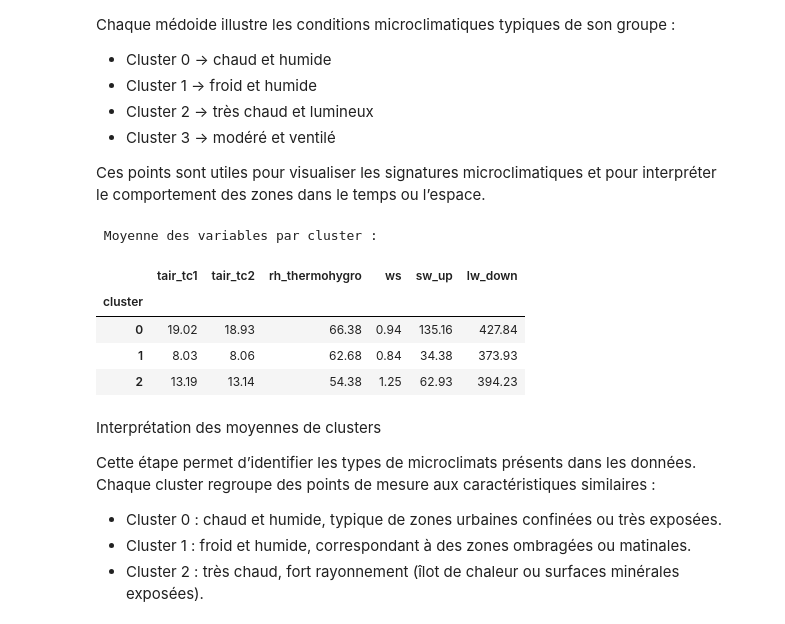
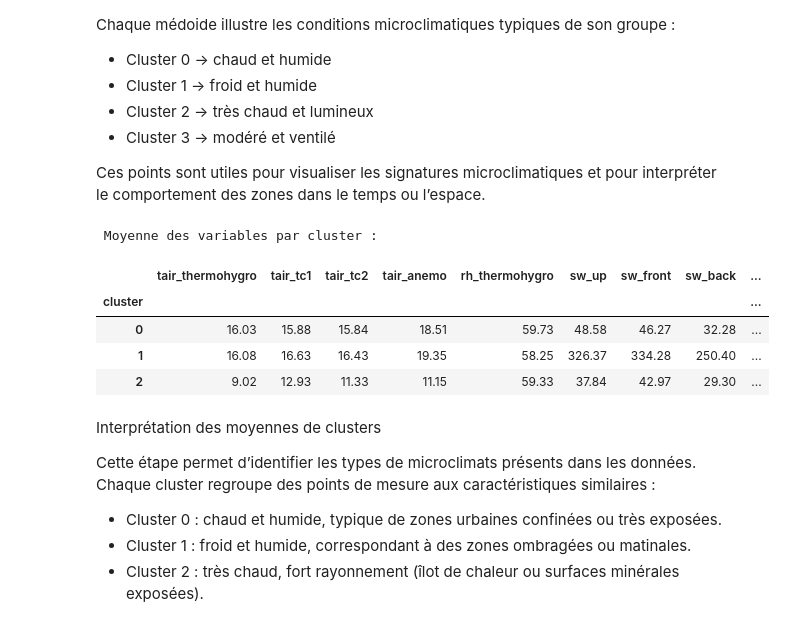
Before and after one commit to bouyaka34/TER-Picopatt, a Jupyter notebook: Clustering.ipynb, the cells around one changed output. Drawn from its saved outputs; the diff is of its cells as text; code cells hidden in the pictures.

```diff
--- a/Clustering.ipynb
+++ b/Clustering.ipynb
@@ -26,13 +33,9 @@ Données chargées : 333771 points
 Variables disponibles : ['project_id', 'track_id', 'section_id', 'segment_id', 'point_id', 'section_duration', 'section_speed', 'section_warning', 'gnss_accuracy', 'section_weather', 'timestamp', 'lon ...
 # %%
 # Sélection des variables à utiliser pour le clustering
-indicators = [
-    "tair_tc1", "tair_tc2",
-    "rh_thermohygro", "ws",
-    "sw_up", "lw_down"
-]
+meteo_cols = [col for col in bd.columns if any(key in col for key in ["tair", "rh", "sw", "lw", "tmrt", "pet"])]
 
 # Garder seulement les lignes sans valeurs manquantes sur ces variables
-bd = bd[indicators + ["lon_rtk", "lat_rtk", "timestamp"]].dropna()
-print(f"Données prêtes : {len(bd)} points, {len(indicators)} variables")
+bd = bd[meteo_cols + ["lon_ontrack", "lat_ontrack", "timestamp"]].dropna()
+print(f"Données prêtes : {len(bd)} points, {len(meteo_cols)} variables")
 # %% [output]
@@ -40,7 +43,7 @@ Données prêtes : 241352 points, 6 variables
 # %%
 # Standardisation (centrer-réduire)
 scaler = StandardScaler()
-X_scaled = scaler.fit_transform(bd[indicators])
+X_scaled = scaler.fit_transform(bd[meteo_cols])
 print("Données standardisées (centrées-réduites)")
 # %% [output]
 Données standardisées (centrées-réduites)
@@ -156,22 +159,22 @@ Ces points sont utiles pour visualiser les signatures microclimatiques et pour i
 # %%
 # Moyenne des variables par cluster
 
 # Objectif :
 # Calculer la moyenne des variables physiques (température, humidité, vent, rayonnement)
 # pour chaque cluster afin de caractériser les différents types de microclimats détectés.
 
 # Calcul de la moyenne des indicateurs par cluster
-mean_per_cluster = bd.groupby("cluster")[indicators].mean().round(2)
+mean_per_cluster = bd.groupby("cluster")[meteo_cols].mean().round(2)
 
 print("\n Moyenne des variables par cluster :")
 display(mean_per_cluster)
 # %% [output]
  Moyenne des variables par cluster :
-|  | tair_tc1 | tair_tc2 | rh_thermohygro | ws | sw_up | lw_down |
-| cluster |  |  |  |  |  |  |
-| 0 | 19.02 | 18.93 | 66.38 | 0.94 | 135.16 | 427.84 |
-| 1 | 8.03 | 8.06 | 62.68 | 0.84 | 34.38 | 373.93 |
-| 2 | 13.19 | 13.14 | 54.38 | 1.25 | 62.93 | 394.23 |
+|  | tair_thermohygro | tair_tc1 | tair_tc2 | tair_anemo | rh_thermohygro | sw_up | sw_front | sw_back | ... |
+| cluster |  |  |  |  |  |  |  |  | ... |
+| 0 | 16.03 | 15.88 | 15.84 | 18.51 | 59.73 | 48.58 | 46.27 | 32.28 | ... |
+| 1 | 16.08 | 16.63 | 16.43 | 19.35 | 58.25 | 326.37 | 334.28 | 250.40 | ... |
+| 2 | 9.02 | 12.93 | 11.33 | 11.15 | 59.33 | 37.84 | 42.97 | 29.30 | ... |
 # %% [markdown]
  Interprétation des moyennes de clusters
 
```
Also changed, not shown: parts of 12 cells of this notebook.
